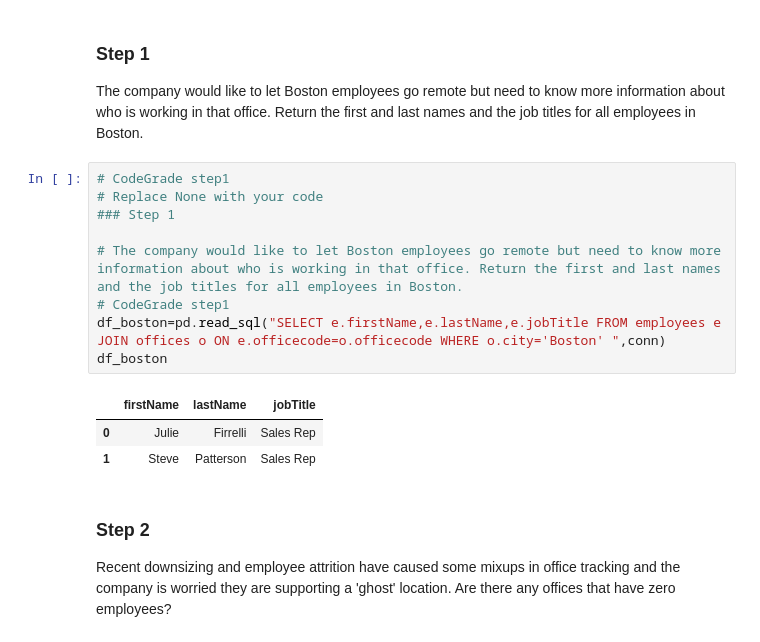
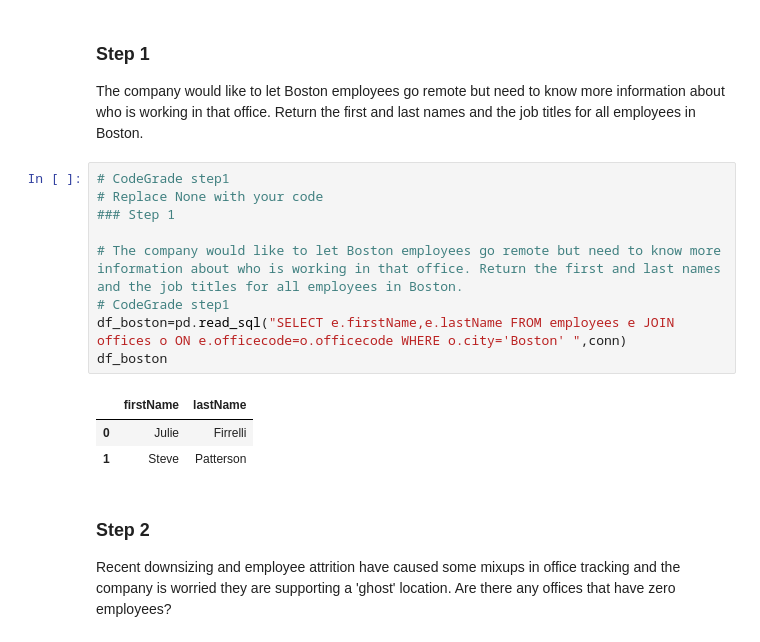
Before and after one commit to stevemosethegoat/subqueries-lab, a Jupyter notebook: SQLJoinsSubQueriesLab.ipynb, the cells around one changed output. Drawn from its saved outputs; the diff is of its cells as text.

```diff
--- a/SQLJoinsSubQueriesLab.ipynb
+++ b/SQLJoinsSubQueriesLab.ipynb
@@ -57,16 +57,16 @@ The company would like to let Boston employees go remote but need to know more i
 # %%
 # CodeGrade step1
 # Replace None with your code
 ### Step 1
 
 # The company would like to let Boston employees go remote but need to know more information about who is working in that office. Return the first and last names and the job titles for all employees in Boston.
 # CodeGrade step1
-df_boston=pd.read_sql("SELECT e.firstName,e.lastName,e.jobTitle FROM employees e JOIN offices o ON e.officecode=o.officecode WHERE o.city='Boston' ",conn)
+df_boston=pd.read_sql("SELECT e.firstName,e.lastName FROM employees e JOIN offices o ON e.officecode=o.officecode WHERE o.city='Boston' ",conn)
 df_boston
 # %% [output]
-|  | firstName | lastName | jobTitle |
-| 0 | Julie | Firrelli | Sales Rep |
-| 1 | Steve | Patterson | Sales Rep |
+|  | firstName | lastName |
+| 0 | Julie | Firrelli |
+| 1 | Steve | Patterson |
 # %% [markdown]
 ### Step 2
 
```
Also changed, not shown: parts of 1 cell of this notebook.
